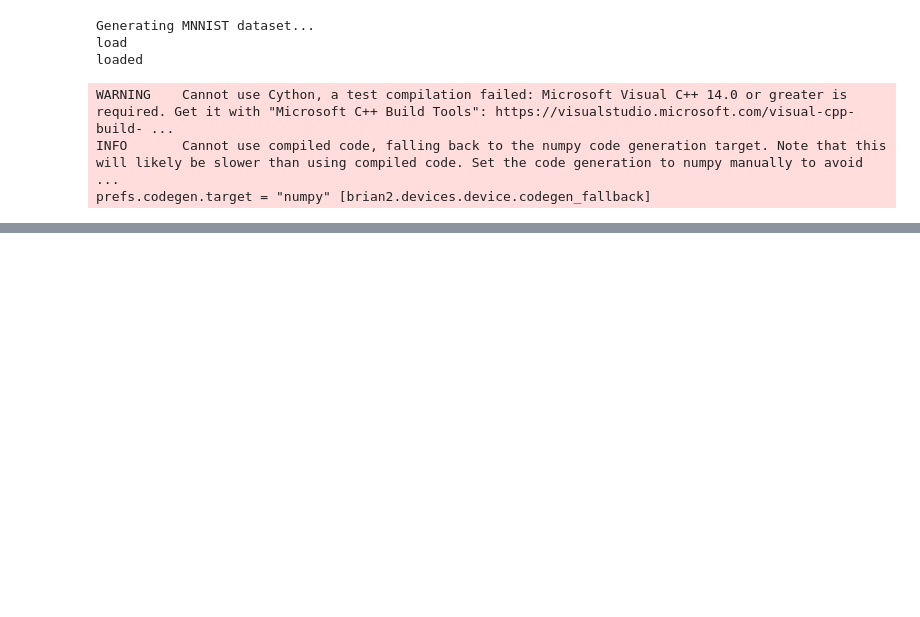
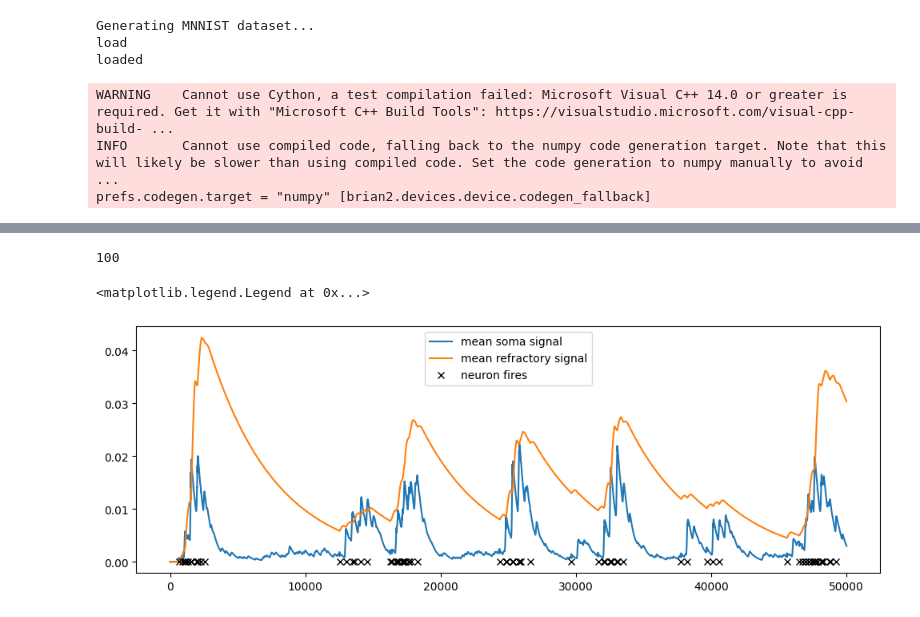
Before and after one commit to ryangitsit/sim_soens, a Jupyter notebook: soen_tutorial.ipynb, the cells around one changed output, grey strips where cells are left out. Drawn from its saved outputs; the diff is of its cells as text; code cells hidden in the pictures; blank space fills up the shorter version.

```diff
--- a/soen_tutorial.ipynb
+++ b/soen_tutorial.ipynb
@@ -399,0 +405,37 @@ raster_plot(spikes,duration=500,input=input_MNIST.spike_arrays)
+# %%
+S = []
+Phi_r = []
+S_ref = []
+DENDS = []
+count = 0
+for neuron_key in neural_net.net.neurons:
+
+    phi_r = neural_net.neurons[neuron_key].dend__nr_ni.phi_r
+    Phi_r.append(phi_r)
+
+    # spd = neural_net.dendrites[neuron_key].dendrite.synaptic_inputs[1].phi_spd
+    dend_s = neural_net.dendrites[neuron_key].s
+    DENDS.append(dend_s)
+
+    signal = neural_net.net.neurons[neuron_key].dend__nr_ni.s
+    S.append(signal)
+    ref = neural_net.net.neurons[neuron_key].dend__ref.s
+    S_ref.append(ref)
+
+print(len(S))
+S_mean = np.mean(S, axis=0)
+S_ref_mean = np.mean(S_ref, axis=0)
+dend_mean = np.mean(DENDS, axis=0)
+
+plt.figure(figsize=(12,4))
+# # plt.plot(spd[::10], label='phi_spd')
+# # plt.plot(dend_s[::10], label='dendtrite signal')
+plt.plot(S_mean, label='mean soma signal')
+plt.plot(S_ref_mean, label='mean refractory signal')
+# plt.plot(dend_mean, label='mean dendritic signal')
+plt.plot(spikes[1]*10, np.zeros(len(spikes[1])),'xk', label='neuron fires')
+plt.legend()
+# %% [output]
+100
+<matplotlib.legend.Legend at 0x...>
+[figure, added]
```
Also changed, not shown: parts of 13 cells of this notebook, 4 other files.
